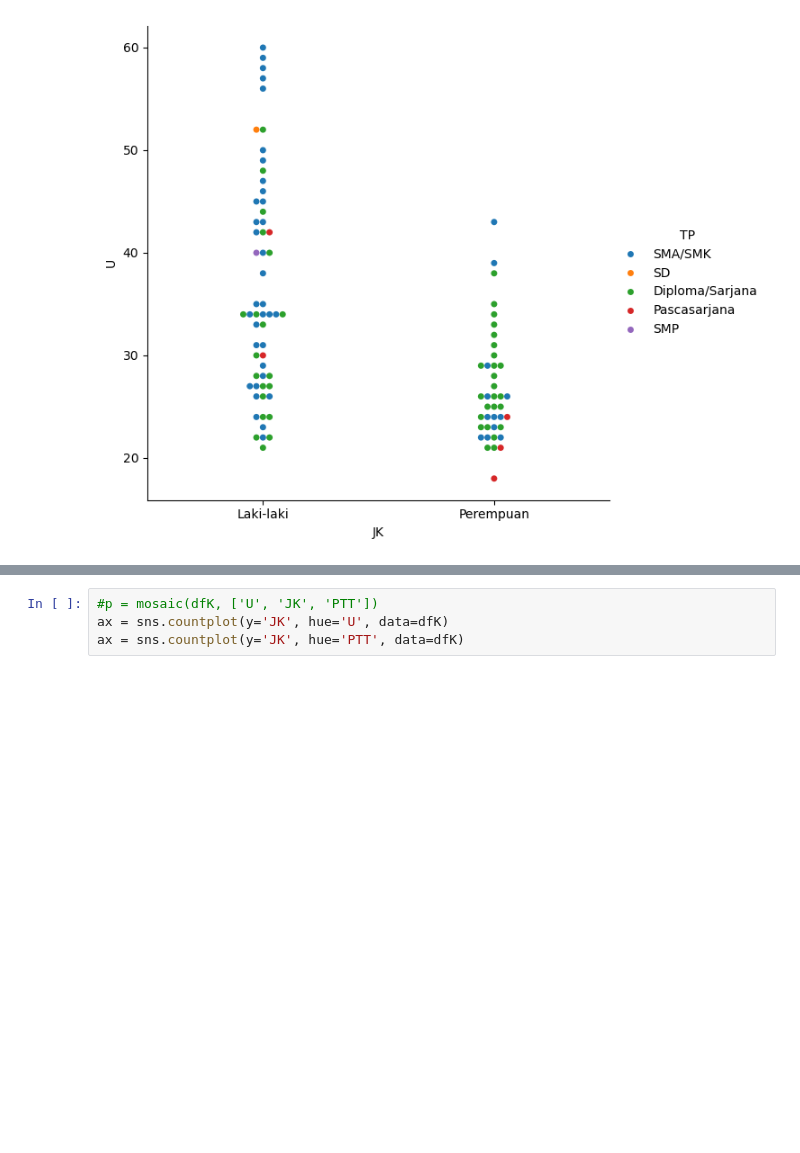
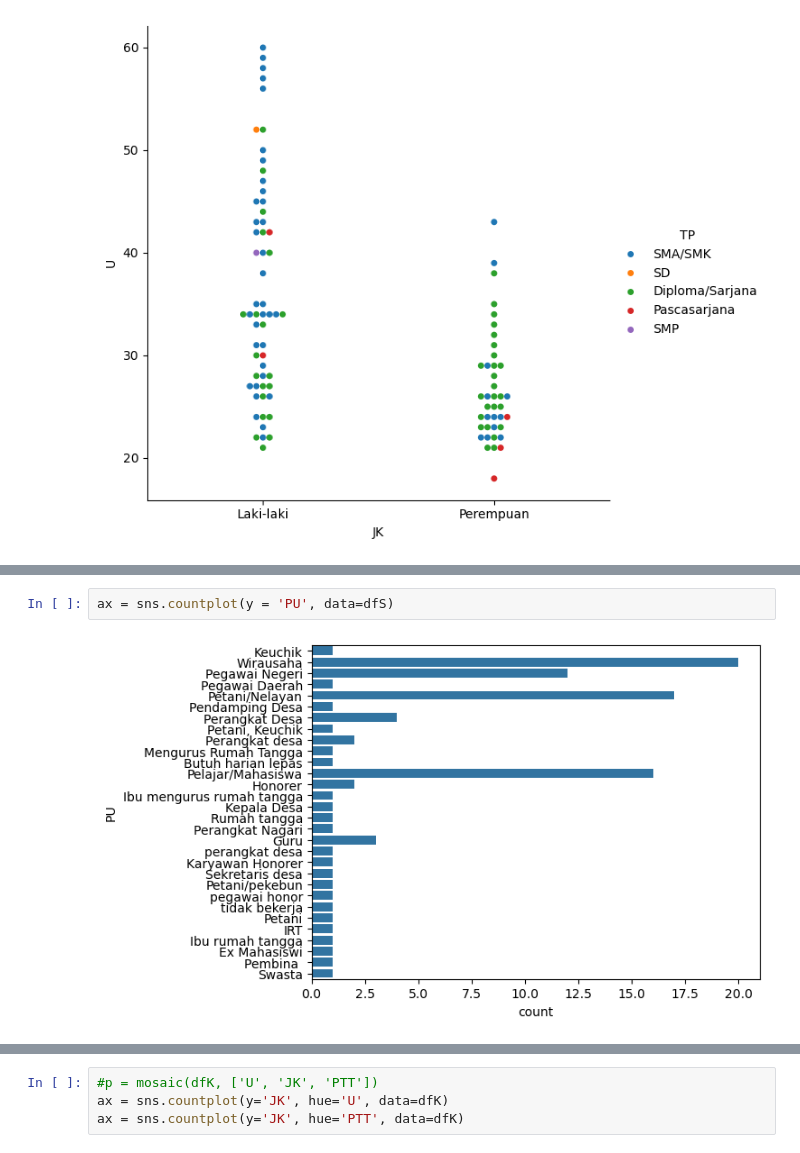
Before and after one commit to taudataanalytics/bakti2024, a Jupyter notebook: Bakti-2024.ipynb, the cells around one changed output, grey strips where cells are left out. Drawn from its saved outputs; the diff is of its cells as text; blank space fills up the shorter version.

```diff
--- a/Bakti-2024.ipynb
+++ b/Bakti-2024.ipynb
@@ -468,3 +474,7 @@ plt.show()
+# %%
+ax = sns.countplot(y = 'PU', data=dfS)
+# %% [output]
+[figure, added]
 # %% [markdown]
 ## Kesan S.01:
 
```
Also changed, not shown: parts of 5 cells of this notebook.
